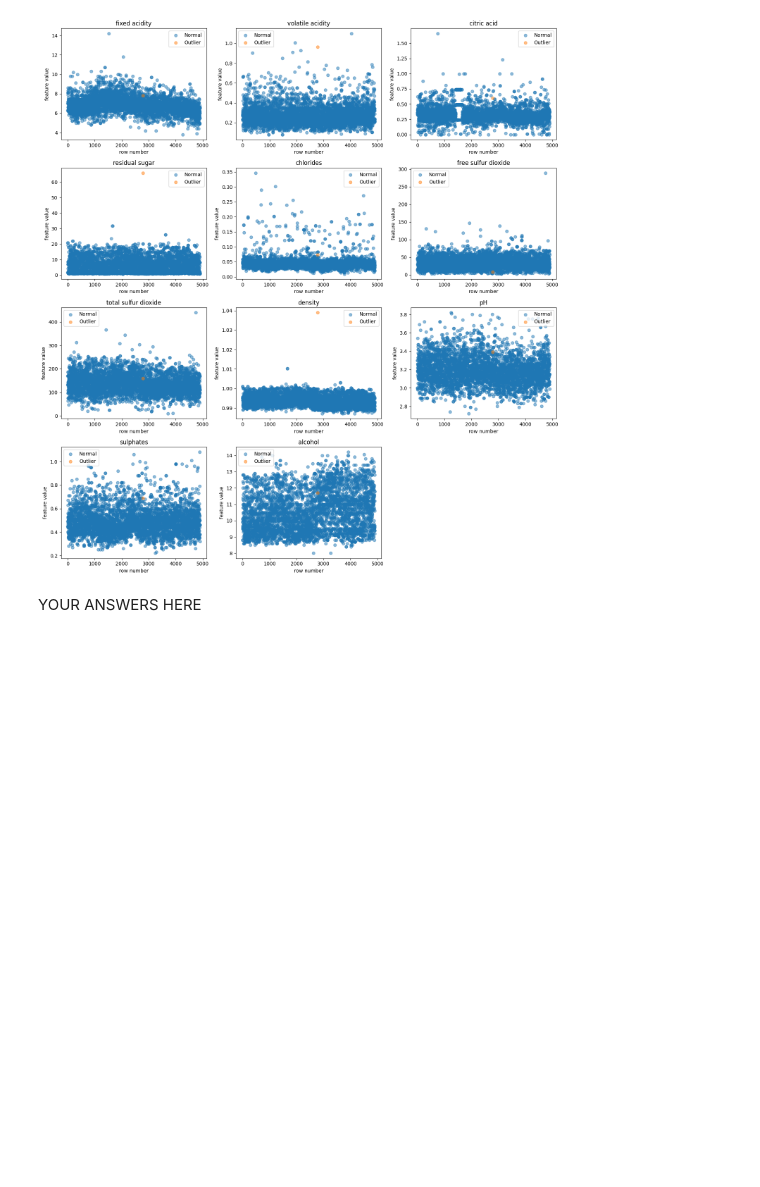
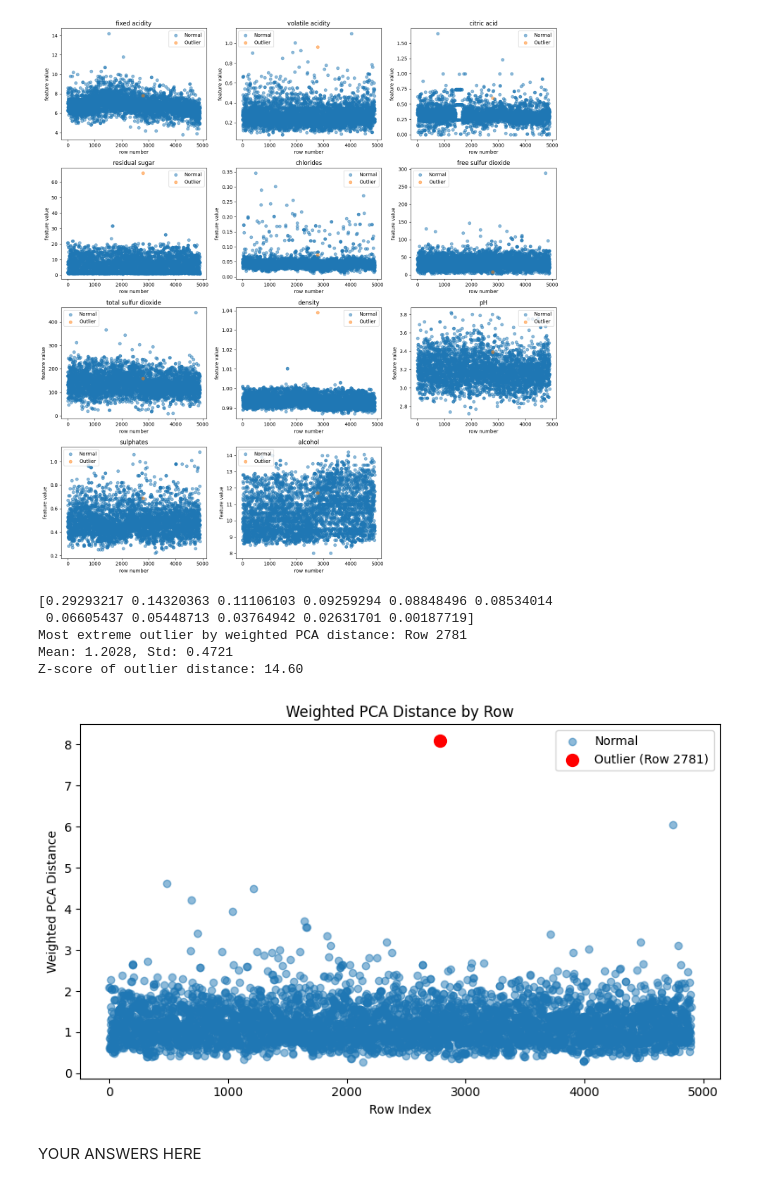
Before and after one commit to reynolkb-bu/dx601-final-project, a Jupyter notebook: project.ipynb, the cells around one changed output. Drawn from its saved outputs; the diff is of its cells as text; code cells hidden in the pictures; blank space fills up the shorter version.

Commit message:
adding pca distance to outlier detection

```diff
--- a/project.ipynb
+++ b/project.ipynb
@@ -749,6 +749,45 @@ plt.tight_layout()
 plt.show()
 # %% [output]
 [figure]
+# %%
+from sklearn.decomposition import PCA
+from sklearn.preprocessing import StandardScaler
+
+scaler = StandardScaler()
+data_scaled = scaler.fit_transform(input_cols)
+
+pca = PCA()
+pca_scores = pca.fit_transform(data_scaled)
+
+weights = pca.explained_variance_ratio_
+weighted_sq_distances = pca_scores**2 * weights
+weighted_distances = np.sqrt(np.sum(weighted_sq_distances, axis=1))
+
+outlier_idx_pca = np.argmax(weighted_distances)
+print(f"Most extreme outlier by weighted PCA distance: Row {outlier_idx_pca}")
+print(f"Mean: {weighted_distances.mean():.4f}, Std: {weighted_distances.std():.4f}")
+print(f"Z-score of outlier distance: {(weighted_distances[outlier_idx_pca] - weighted_distances.mean()) / weighted_distances.std():.2f}")
+# %% [output]
+[0.29293217 0.14320363 0.11106103 0.09259294 0.08848496 0.08534014
+ 0.06605437 0.05448713 0.03764942 0.02631701 0.00187719]
+Most extreme outlier by weighted PCA distance: Row 2781
+Mean: 1.2028, Std: 0.4721
+Z-score of outlier distance: 14.60
+# %%
+fig, ax = plt.subplots(figsize=(8, 5))
+
+ax.scatter(range(len(weighted_distances)), weighted_distances, alpha=0.5, label='Normal')
+ax.scatter(outlier_idx_pca, weighted_distances[outlier_idx_pca],
+            color='red', s=100, label=f'Outlier (Row {outlier_idx_pca})')
+ax.set_xlabel('Row Index')
+ax.set_ylabel('Weighted PCA Distance')
+ax.set_title('Weighted PCA Distance by Row')
+ax.legend()
+
+plt.tight_layout()
+plt.show()
+# %% [output]
+[figure, added]
 # %% [markdown]
 YOUR ANSWERS HERE
 # %% [markdown]
```
Also changed, not shown: parts of 1 cell of this notebook.
